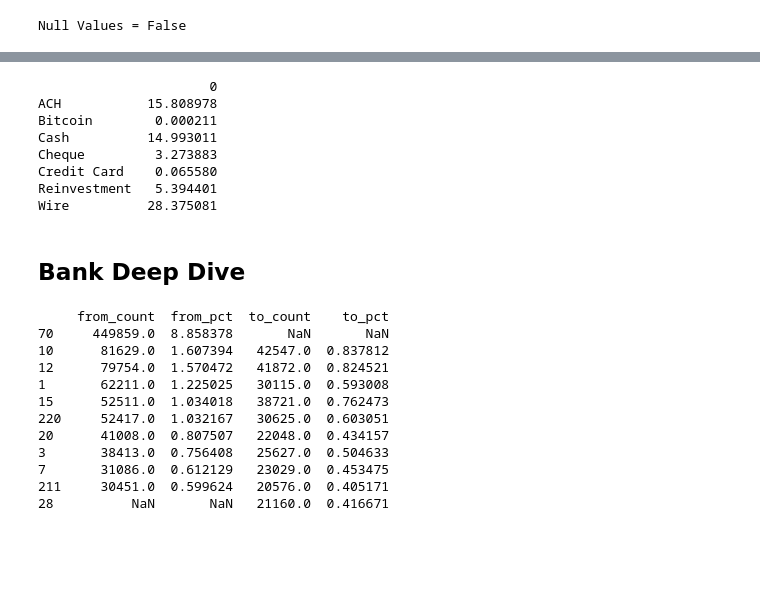
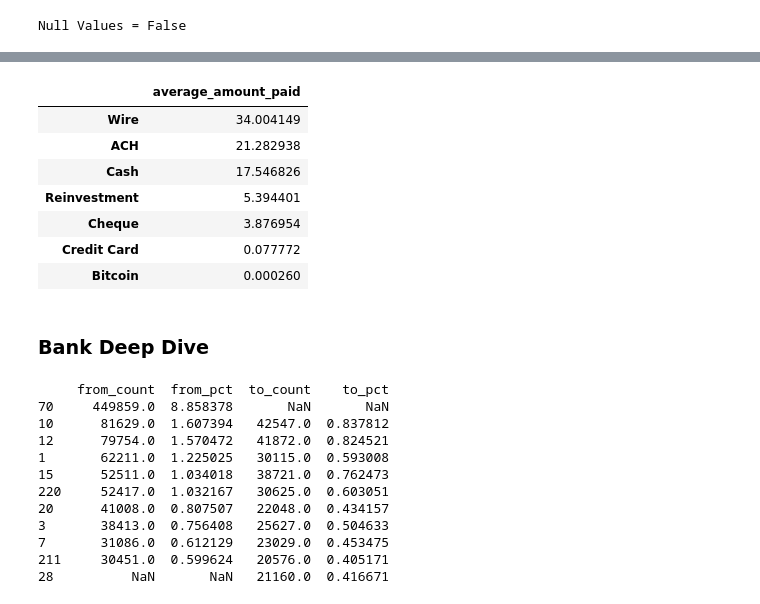
Before and after one commit to giovanni-gg/mbml_project, a Jupyter notebook: EDA_AML.ipynb, the cells around one changed output, grey strips where cells are left out. Saved outputs shown, nothing was run; the diff lists cells and outputs as text; code cells hidden in the pictures; blank space fills up the shorter version.

```diff
--- a/EDA_AML.ipynb
+++ b/EDA_AML.ipynb
@@ -91,29 +93,33 @@ Bitcoin               146091                   2.876744
 # %%
 # Calculate the average amount paid per transaction for each payment format, and sort the results in descending order
 
 # Group the DataFrame by payment_format and calculate the mean payment amount for each group
 avg_amount = df.groupby('payment_format')['amount_paid'].mean()
 
 # Divide the mean payment amount by the number of transactions for each payment_format to get the average amount_paid per transaction
 num_transactions = df['payment_format'].value_counts()
 avg_amount_per_transaction = avg_amount / num_transactions
 
 # Convert the resulting Series into a DataFrame and sort it by the average amount_paid per transaction in descending order
 result_df = avg_amount_per_transaction.to_frame()
 
-# Print the resulting DataFrame
-print(result_df)
+# rename column name to 'average_amount_paid'
+result_df = result_df.rename(columns={0: 'average_amount_paid'})
+
+# sort the values in descending order
+result_df = result_df.sort_values(by='average_amount_paid', ascending=False)
+result_df
 # %% [output]
-                      0
-ACH           15.808978
-Bitcoin        0.000211
-Cash          14.993011
-Cheque         3.273883
-Credit Card    0.065580
-Reinvestment   5.394401
-Wire          28.375081
+|  | average_amount_paid |
+| Wire | 34.004149 |
+| ACH | 21.282938 |
+| Cash | 17.546826 |
+| Reinvestment | 5.394401 |
+| Cheque | 3.876954 |
+| Credit Card | 0.077772 |
+| Bitcoin | 0.000260 |
 # %% [markdown]
-## Bank Deep Dive
+### Bank Deep Dive
 # %%
 # Get the count and percentage of transactions grouped by from_bank
 from_counts = df.groupby('from_bank').size().sort_values(ascending=False).head(10)
```
Also changed, not shown: parts of 23 cells of this notebook, 2 other files.
